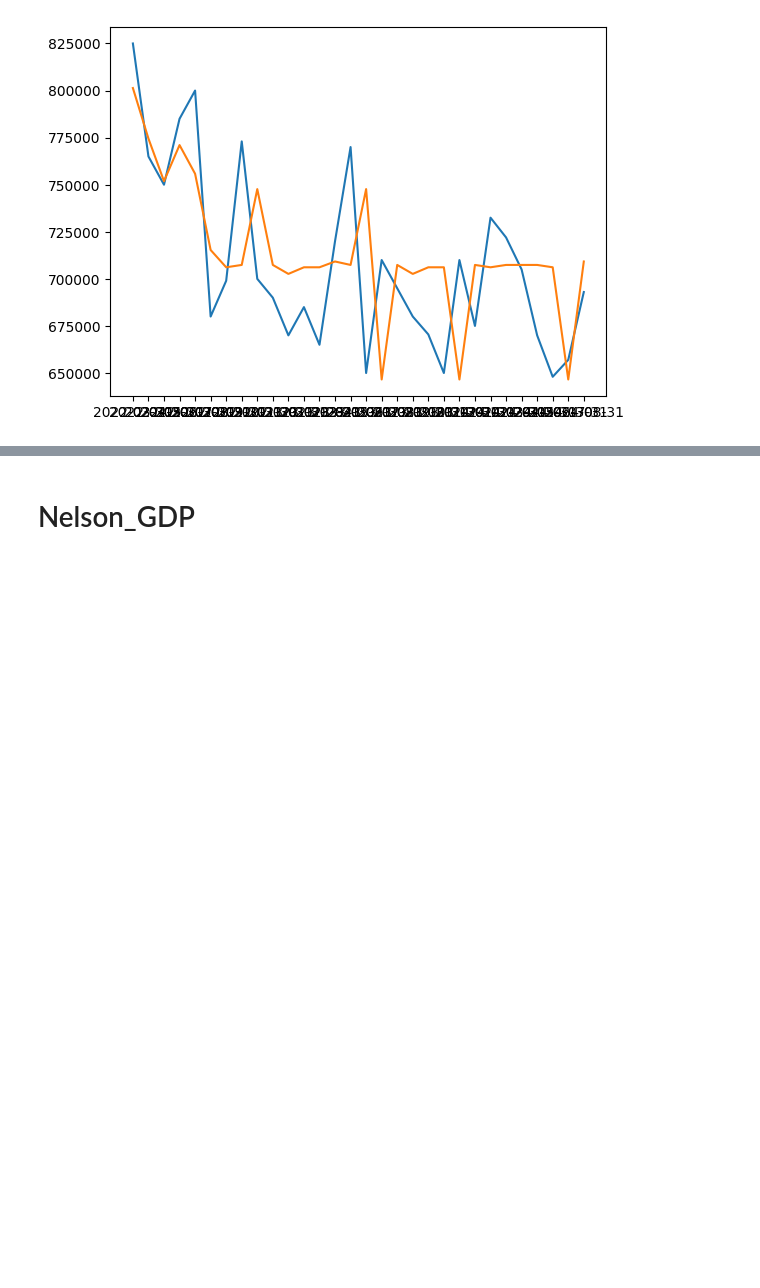
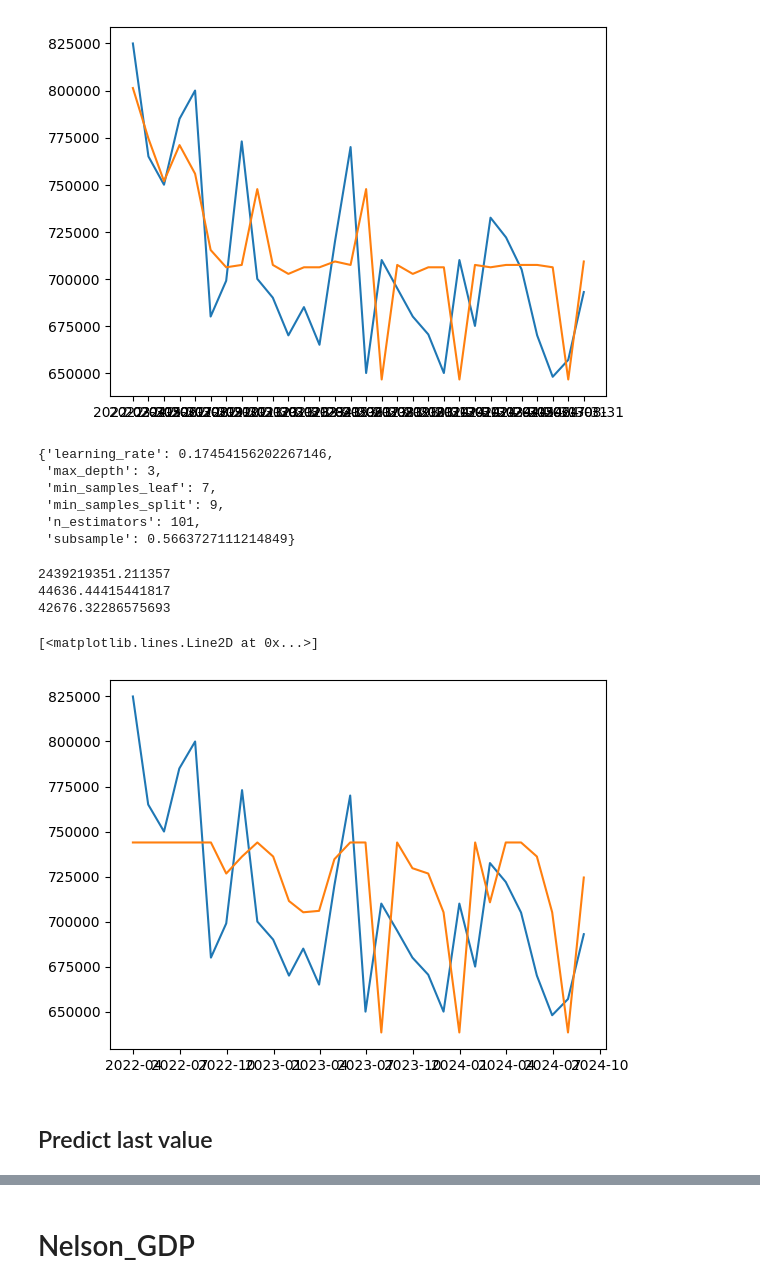
Before and after one commit to Sheepsta300/Machine-Learning-Project, a Jupyter notebook: Housing_Price_Predictor.ipynb, the cells around one changed output, grey strips where cells are left out. Cells and saved outputs as stored; diff of their text form; code cells hidden in the pictures; blank space fills up the shorter version.

```diff
--- a/Housing_Price_Predictor.ipynb
+++ b/Housing_Price_Predictor.ipynb
@@ -292,3 +433,52 @@ plt.plot(test.index, test_pred)
 # %% [output]
 [<matplotlib.lines.Line2D at 0x...>]
 [figure]
+# %%
+param_dist = {
+    'n_estimators': randint(50, 200),  # Number of boosting stages
+    'max_depth': randint(1, 10),       # Maximum depth of the tree
+    'learning_rate': uniform(0.01, 0.4), # Learning rate for boosting
+    'min_samples_split': randint(2, 20), # Minimum samples required to split
+    'min_samples_leaf': randint(1, 10),  # Minimum samples in each leaf
+    'subsample': uniform(0.5, 0.5),      # Fraction of samples used for fitting
+}
+# %%
+gbr = GradientBoostingRegressor()
+# %%
+rs = RandomizedSearchCV(estimator=gbr,
+                                   param_distributions=param_dist,
+                                   n_iter=200,  # Number of parameter settings to sample
+                                   cv=5,  # Number of cross-validation folds
+                                   random_state=42,  # Ensures reproducibility
+                                   n_jobs=-1)
+search = rs.fit(train[['lagged']], train['Nelson'].values)
+# %%
+search.best_params_
+# %% [output]
+{'learning_rate': 0.17454156202267146,
+ 'max_depth': 3,
+ 'min_samples_leaf': 7,
+ 'min_samples_split': 9,
+ 'n_estimators': 101,
+ 'subsample': 0.5663727111214849}
+# %%
+test_pred = search.best_estimator_.predict(test[['lagged']])
+# %%
+mse = mean_squared_error(test_pred, test.Nelson)
+mae = mean_absolute_error(test_pred, test.Nelson)
+mdae = median_absolute_error(test_pred, test.Nelson)
+print(mse)
+print(mae)
+print(mdae)
+# %% [output]
+2439219351.211357
+44636.44415441817
+42676.32286575693
+# %%
+plt.plot(test.index, test.Nelson)
+plt.plot(test.index, test_pred)
+# %% [output]
+[<matplotlib.lines.Line2D at 0x...>]
+[figure, added]
+# %% [markdown]
+## Predict last value
```
Also changed, not shown: parts of 79 cells of this notebook.
